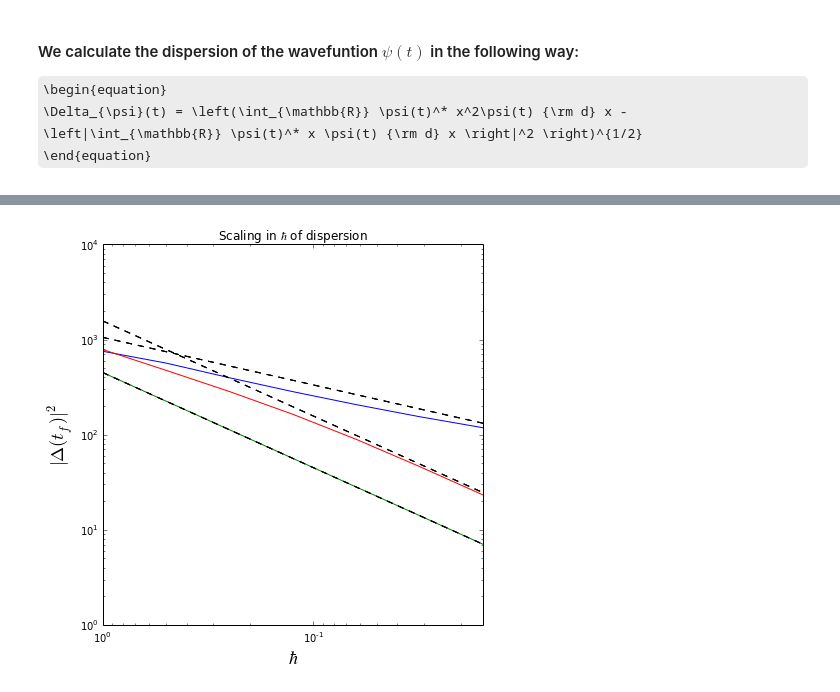
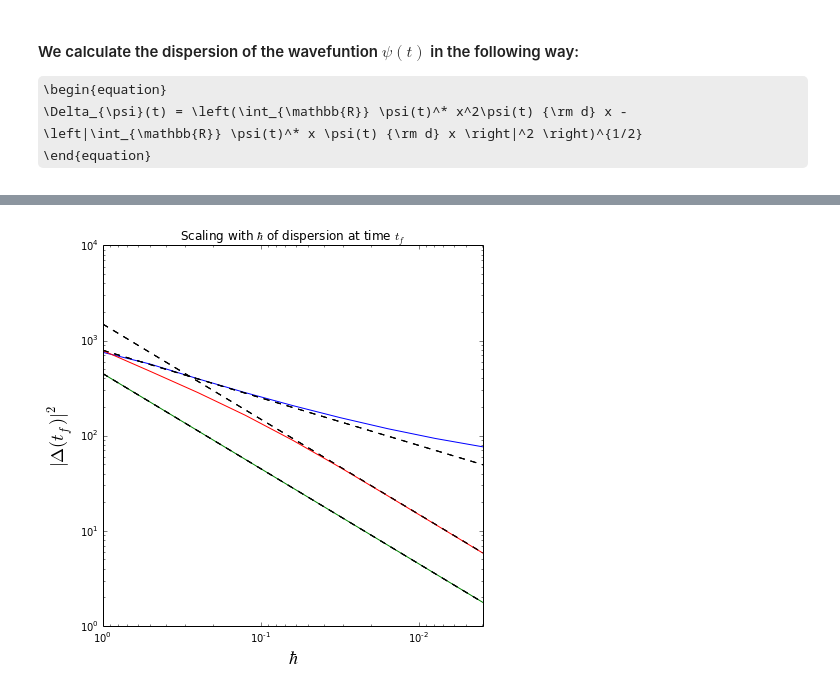
Before and after one commit to khadetushar/pySchrodinger, a Jupyter notebook: 1D Schroedinger Solver.ipynb, the cells around one changed output, grey strips where cells are left out. Saved outputs shown, nothing was run; the diff lists cells and outputs as text; code cells hidden in the pictures; some formulas as TeX source.

```diff
--- a/1D Schroedinger Solver.ipynb
+++ b/1D Schroedinger Solver.ipynb
@@ -184,22 +183,21 @@ def Solve_Schroedinger(hbar = 1, #Planck's constant
     sigma = 1*hbar**(0.5)
     ell = 2**7*hbar**2
     zeroOfPotential = 15
-    k0 = p0/hbar
 
     TT = int(N/hbar)
     dt = TT**(-1)
     N_steps = int(t_max/dt)
-    dx = 2*np.pi*hbar/N
+    dx = np.pi*hbar/(N)
     xmax_new = int(xmax/dx)*dx
     xmin_new = int(xmin/dx)*dx
     x = np.arange(xmin_new, xmax_new, dx)
 
-    psi_x0 = gaussian_wavepacket(0, x, sigma, hbar, 1, x0, k0)
+    psi_x0 = gaussian_wavepacket(0, x, sigma, hbar, 1, x0, 0)
 
 
     S = Schrodinger(x = x,
                     psi_x0 = psi_x0,
-                    V_x = localizedSmoothPotential(ell, x, roughness, zeroOfPotential),
+                    V_x = LocalizedSmoothConicalPotential(ell, x, roughness, zeroOfPotential),
                     hbar = hbar,
                     m = m)
 
@@ -211,7 +209,7 @@ def Solve_Schroedinger(hbar = 1, #Planck's constant
 
     S1 = Schrodinger(x = x,
                     psi_x0 = psi_x0,
-                    V_x = localizedSmoothPotential(0, x, 2, zeroOfPotential),
+                    V_x = LocalizedSmoothConicalPotential(0, x, 2, zeroOfPotential),
                     hbar = hbar,
                     m = m)
 
@@ -236,7 +234,7 @@ def Solve_Schroedinger(hbar = 1, #Planck's constant
     S1.psi_x_full = psi[:, 2]
 
     print S.k
-    #print len(S.k)
+    print np.shape(S.k)
 
     for solver in [S, S0, S1]:
         solver.dispersion_vs_t = \
@@ -244,14 +242,11 @@ def Solve_Schroedinger(hbar = 1, #Planck's constant
                     np.sum((np.abs(solver.psi_x_full)**2)*x*dx, axis = 1)**2)
     return  S, S0, S1
 # %%
-hbarUsed = np.array([2**(0), 2**(-1), 2**(-2), 2**(-3), 2**(-4), 2**(-5), 2**(-6)])
-
-import pickle
-import gzip
-import os
+hbarUsed = np.array([2**(0), 2**(-1), 2**(-2), 2**(-3), 2**(-4), 2**(-5), 2**(-6), 2**(-7), 2**(-8), 2**(-9)])
+#hbarUsed = np.array([2**(-10)])
 
 class GetData:
-    def __init__(self, T = 20, N = 2**5):
+    def __init__(self, T = 20, N = 2**6):
         self.T = T
         self.N = N
         self.sol = {}
@@ -446,34 +432,34 @@ dispersionMultipleH(tf = 30, yH = 25)
 # %%
 def dispersionFunctionOfHbar(tf = 30):
     finaltimedispersion =  [[0 for i in range(len(storedData))] for i in range(3)]
     #hbarUsed = [storedData[i][1].hbar for i in range(len(storedData))]
-    hbarUsed = np.array([2**(0), 2**(-1), 2**(-2), 2**(-3), 2**(-4), 2**(-5), 2**(-6)])
+    hbarUsed = np.array([2**(0), 2**(-1), 2**(-2), 2**(-3), 2**(-4), 2**(-5), 2**(-6), 2**(-7), 2**(-8)])
     for i in range(len(storedData)):
         finaltimedispersion[0][i] = (storedData[i][0].dispersion_vs_t[tf])**2
         finaltimedispersion[1][i] = (storedData[i][1].dispersion_vs_t[tf])**2
         finaltimedispersion[2][i] = (storedData[i][2].dispersion_vs_t[tf])**2
     fig = plt.figure(figsize=(15, 15))
     for j in range(len(finaltimedispersion)):
         ax = fig.add_subplot(221)
         ax.plot(hbarUsed,
                 finaltimedispersion[j])
         ax.plot(hbarUsed,
-                hbarUsed*finaltimedispersion[1][0], '--k')
+                hbarUsed*finaltimedispersion[1][0]*1, '--k')
         ax.plot(hbarUsed,
-                hbarUsed*finaltimedispersion[2][0]*2, '--k')
+                hbarUsed*finaltimedispersion[2][0]*1.9, '--k')
         ax.plot(hbarUsed,
-                hbarUsed**(0.5)*finaltimedispersion[0][0]*1.4, '--k')
+                hbarUsed**(0.5)*finaltimedispersion[0][0]*1.05, '--k')
         ax.set_xlim(0, 1)
         #ax.set_ylim(0, 800)
         ax.legend(loc = "best")
         ax.set_xlim(ax.get_xlim()[::-1])
         ax.set_xscale('log')
         ax.set_xlabel('$\\hbar$', fontsize = 18)
         ax.set_ylabel('$|\\Delta(t_f)|^2$', fontsize = 18)
         ax.set_yscale('log')
-        ax.set_title("Scaling in $\\hbar$ of dispersion")
-        #plt.gcf().savefig('dispersionStudy{0}.pdf'.format(j), format = 'pdf')
+        ax.set_title("Scaling with $\\hbar$ of dispersion at time $t_f$")
+        #plt.gcf().savefig('dispersionStudy.pdf', format = 'pdf')
     return None
 dispersionFunctionOfHbar(tf = 30)
 # %% [output]
-[figure, old version]
+[figure, new version]
```
Also changed, not shown: parts of 6 cells of this notebook, 1 other file.
